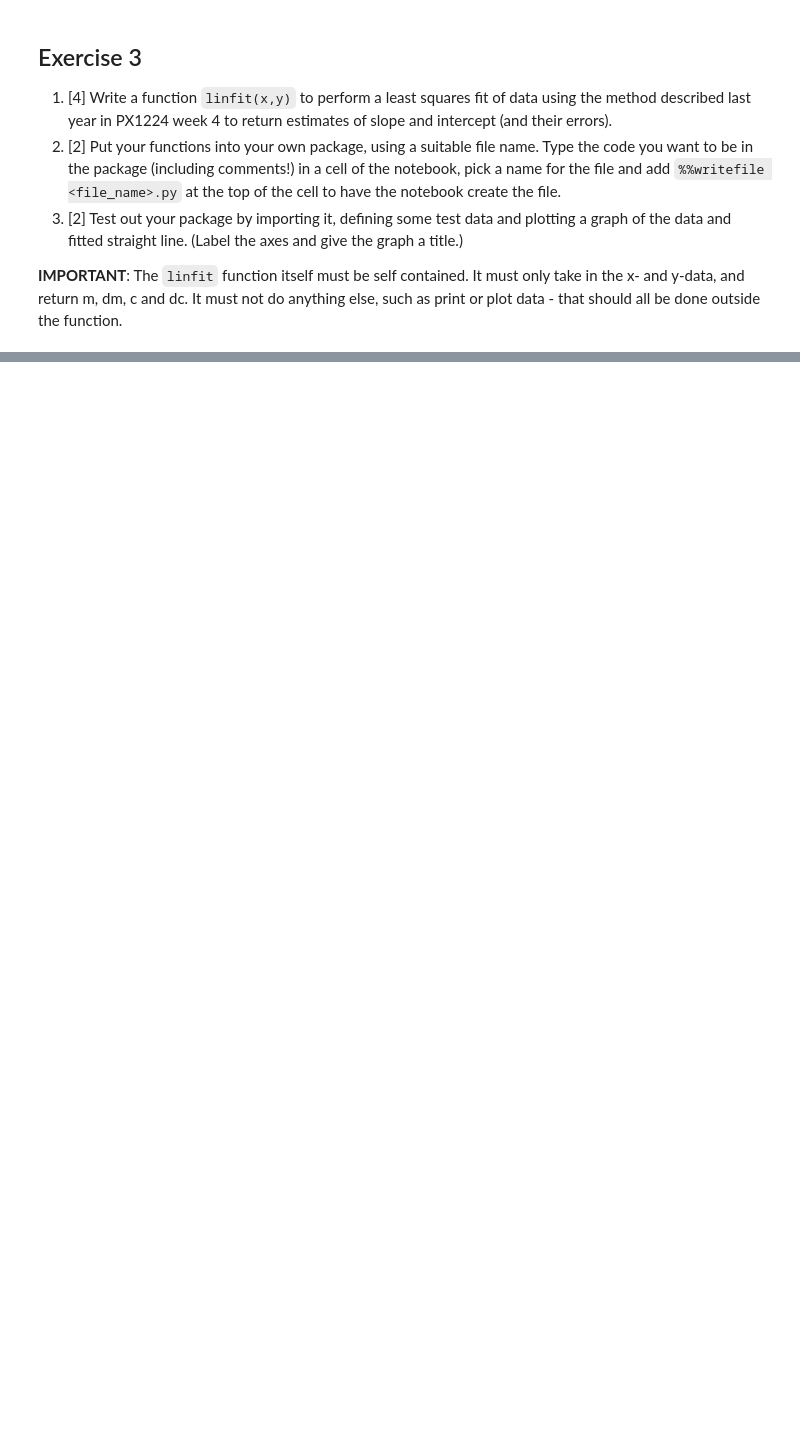
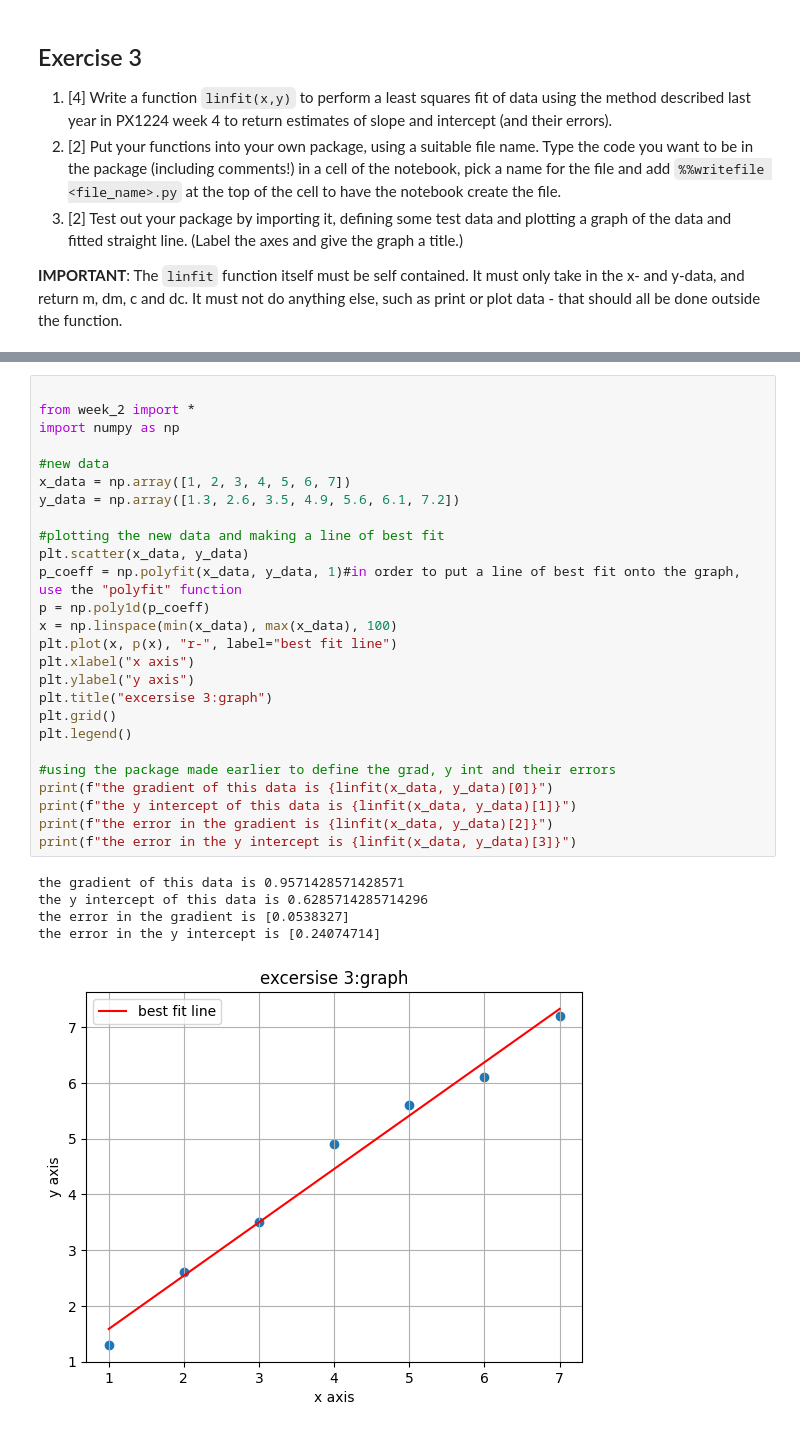
Before and after one commit to PX2145-2025/week-2-b-Medhekar-Anushka, a Jupyter notebook: Functions.ipynb, the cells around one changed output, grey strips where cells are left out. Saved outputs shown, nothing was run; the diff lists cells and outputs as text; blank space fills up the shorter version.

```diff
--- a/Functions.ipynb
+++ b/Functions.ipynb
@@ -422,0 +459,32 @@ NameError: name 'm' is not defined
+# %%
+
+from week_2 import *
+import numpy as np
+
+#new data
+x_data = np.array([1, 2, 3, 4, 5, 6, 7])
+y_data = np.array([1.3, 2.6, 3.5, 4.9, 5.6, 6.1, 7.2])
+
+#plotting the new data and making a line of best fit
+plt.scatter(x_data, y_data)
+p_coeff = np.polyfit(x_data, y_data, 1)#in order to put a line of best fit onto the graph, use the "polyfit" function
+p = np.poly1d(p_coeff)
+x = np.linspace(min(x_data), max(x_data), 100)
+plt.plot(x, p(x), "r-", label="best fit line")
+plt.xlabel("x axis")
+plt.ylabel("y axis")
+plt.title("excersise 3:graph")
+plt.grid()
+plt.legend()
+
+#using the package made earlier to define the grad, y int and their errors
+print(f"the gradient of this data is {linfit(x_data, y_data)[0]}")
+print(f"the y intercept of this data is {linfit(x_data, y_data)[1]}")
+print(f"the error in the gradient is {linfit(x_data, y_data)[2]}")
+print(f"the error in the y intercept is {linfit(x_data, y_data)[3]}")
+# %% [output]
+the gradient of this data is 0.9571428571428571
+the y intercept of this data is 0.6285714285714296
+the error in the gradient is [0.0538327]
+the error in the y intercept is [0.24074714]
+[figure, added]
```
Also changed, not shown: parts of 5 cells of this notebook.
